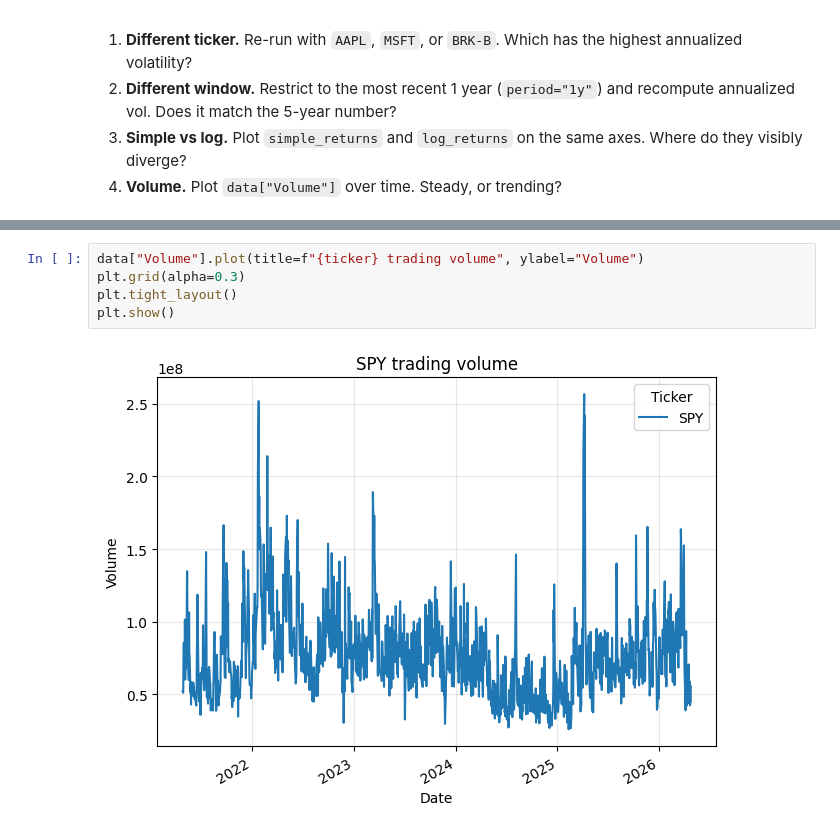
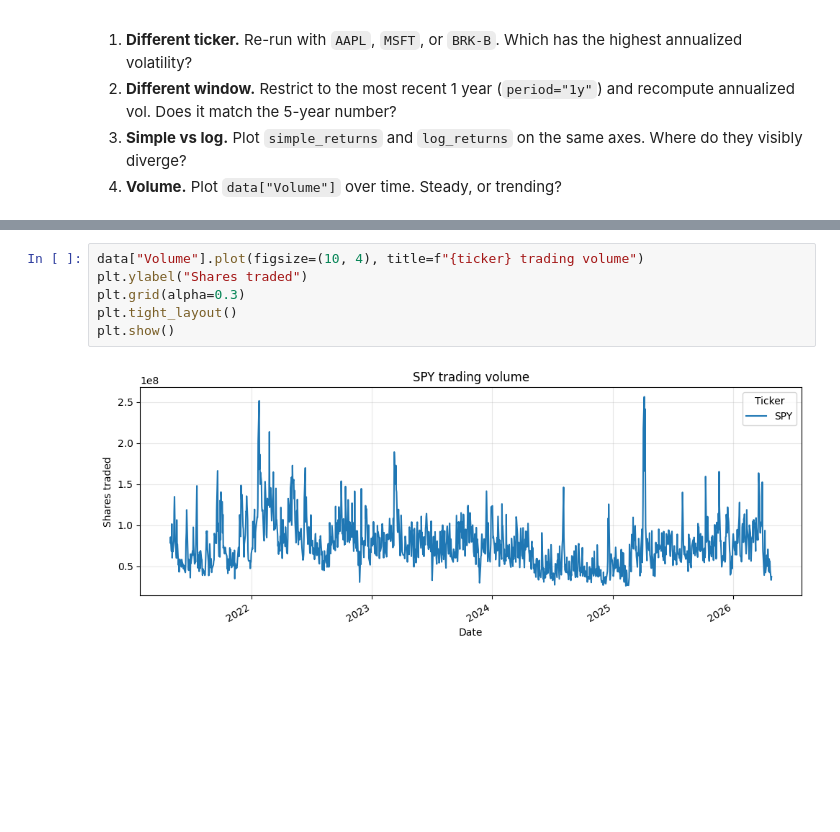
Before and after one commit to MichaelHelmers/quantitative-analysis, a Jupyter notebook: 01-foundations/lesson.ipynb, the cells around one changed output, grey strips where cells are left out. Saved outputs shown, nothing was run; the diff lists cells and outputs as text; blank space fills up the shorter version.

```diff
--- a/01-foundations/lesson.ipynb
+++ b/01-foundations/lesson.ipynb
@@ -265,8 +270,9 @@ This shows that the simple returns and log returns are similar around the origin
 # %%
-data["Volume"].plot(title=f"{ticker} trading volume", ylabel="Volume")
+data["Volume"].plot(figsize=(10, 4), title=f"{ticker} trading volume")
+plt.ylabel("Shares traded")
 plt.grid(alpha=0.3)
 plt.tight_layout()
 plt.show()
 # %% [output]
-[figure, old version]
+[figure, new version]
 # %% [markdown]
```
Also changed, not shown: parts of 13 cells of this notebook.
